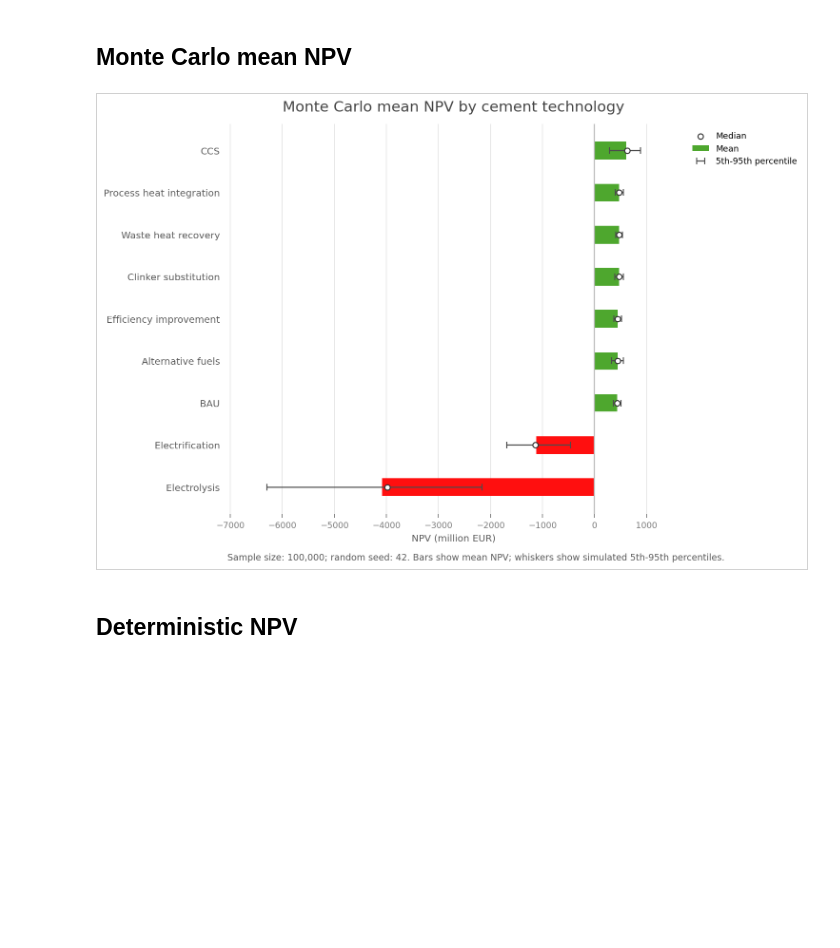
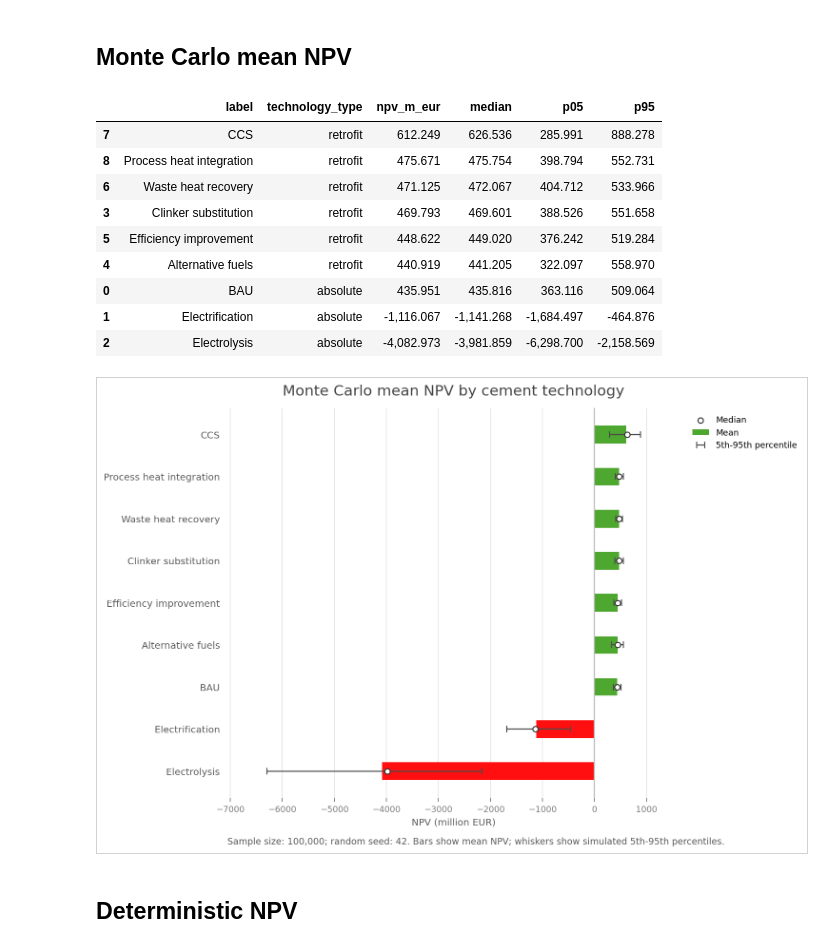
Before and after one commit to Finnzn/Master-Thesis, a Jupyter notebook: notebooks/cement/cement_summary.ipynb, the cells around one changed output. Saved outputs shown, nothing was run; the diff lists cells and outputs as text; code cells hidden in the pictures; blank space fills up the shorter version.

```diff
--- a/notebooks/cement/cement_summary.ipynb
+++ b/notebooks/cement/cement_summary.ipynb
@@ -37,6 +38,17 @@ SAMPLE_SIZE = DEFAULT_SAMPLE_SIZE
 RANDOM_SEED = DEFAULT_RANDOM_SEED
 RETROFIT_BAU_MODE = DEFAULT_RETROFIT_BAU_MODE
 TECHNOLOGIES = tuple(CEMENT_TECHNOLOGY_LABELS)
+NPV_SCALE = "MEUR"  # "MEUR" or "EUR/t"
+
+if NPV_SCALE not in CEMENT_NPV_SCALE_OPTIONS:
+    raise ValueError(f"Unknown NPV_SCALE: {NPV_SCALE!r}")
+
+NPV_CONFIG = CEMENT_NPV_SCALE_OPTIONS[NPV_SCALE]
+NPV_METRIC_COLUMN = str(NPV_CONFIG["metric_column"])
+NPV_SCALE_FACTOR = float(NPV_CONFIG["scale"])
+NPV_SUMMARY_COLUMN = str(NPV_CONFIG["summary_column"])
+NPV_AXIS_LABEL = str(NPV_CONFIG["axis_label"])
+NPV_RANKING_LABEL = str(NPV_CONFIG["ranking_label"])
 
 pd.options.display.float_format = "{:,.3f}".format
 # %% [markdown]
@@ -44,41 +56,51 @@ pd.options.display.float_format = "{:,.3f}".format
 # %%
 monte_carlo_results = simulate_cement_results(
     sample_size=SAMPLE_SIZE,
     random_seed=RANDOM_SEED,
     technologies=TECHNOLOGIES,
     retrofit_bau_mode=RETROFIT_BAU_MODE,
 )
 
 mc_summary_rows = []
 for technology, results in monte_carlo_results.items():
-    values = np.asarray(results["npv_eur"], dtype=float) / 1_000_000
-    per_t_values = np.asarray(results["npv_eur_per_t"], dtype=float)
+    values = np.asarray(results[NPV_METRIC_COLUMN], dtype=float) / NPV_SCALE_FACTOR
     mc_summary_rows.append(
         {
             "label": CEMENT_TECHNOLOGY_LABELS.get(technology, technology),
             "technology_type": str(np.asarray(results["technology_type"])[0]),
-            "mean_m_eur": values.mean(),
-            "median_m_eur": np.median(values),
-            "p05_m_eur": np.percentile(values, 5),
-            "p95_m_eur": np.percentile(values, 95),
-            "mean_eur_per_t": per_t_values.mean(),
+            NPV_SUMMARY_COLUMN: values.mean(),
+            "median": np.median(values),
+            "p05": np.percentile(values, 5),
+            "p95": np.percentile(values, 95),
         }
     )
-mc_summary = pd.DataFrame(mc_summary_rows).sort_values("mean_m_eur", ascending=False)
+mc_summary = pd.DataFrame(mc_summary_rows).sort_values(NPV_SUMMARY_COLUMN, ascending=False)
 mc_summary_by_label = mc_summary.set_index("label")
 
+display(mc_summary)
 plot_mean_npv_technology_bars(
-    values_million_eur=mc_summary_by_label["mean_m_eur"].to_dict(),
+    values_million_eur=mc_summary_by_label[NPV_SUMMARY_COLUMN].to_dict(),
     output_path=None,
-    title="Monte Carlo mean NPV by cement technology",
-    median_values_million_eur=mc_summary_by_label["median_m_eur"].to_dict(),
-    lower_values_million_eur=mc_summary_by_label["p05_m_eur"].to_dict(),
-    upper_values_million_eur=mc_summary_by_label["p95_m_eur"].to_dict(),
+    title=f"Monte Carlo mean {NPV_RANKING_LABEL} by cement technology",
+    median_values_million_eur=mc_summary_by_label["median"].to_dict(),
+    lower_values_million_eur=mc_summary_by_label["p05"].to_dict(),
+    upper_values_million_eur=mc_summary_by_label["p95"].to_dict(),
     sample_size=SAMPLE_SIZE,
     random_seed=RANDOM_SEED,
+    x_axis_label=NPV_AXIS_LABEL,
 )
 plt.show()
 # %% [output]
+|  | label | technology_type | npv_m_eur | median | p05 | p95 |
+| 7 | CCS | retrofit | 612.249 | 626.536 | 285.991 | 888.278 |
+| 8 | Process heat integration | retrofit | 475.671 | 475.754 | 398.794 | 552.731 |
+| 6 | Waste heat recovery | retrofit | 471.125 | 472.067 | 404.712 | 533.966 |
+| 3 | Clinker substitution | retrofit | 469.793 | 469.601 | 388.526 | 551.658 |
+| 5 | Efficiency improvement | retrofit | 448.622 | 449.020 | 376.242 | 519.284 |
+| 4 | Alternative fuels | retrofit | 440.919 | 441.205 | 322.097 | 558.970 |
+| 0 | BAU | absolute | 435.951 | 435.816 | 363.116 | 509.064 |
+| 1 | Electrification | absolute | -1,116.067 | -1,141.268 | -1,684.497 | -464.876 |
+| 2 | Electrolysis | absolute | -4,082.973 | -3,981.859 | -6,298.700 | -2,158.569 |
 [figure]
 # %% [markdown]
 ## Deterministic NPV
```
Also changed, not shown: parts of 3 cells of this notebook, 6 other files.
